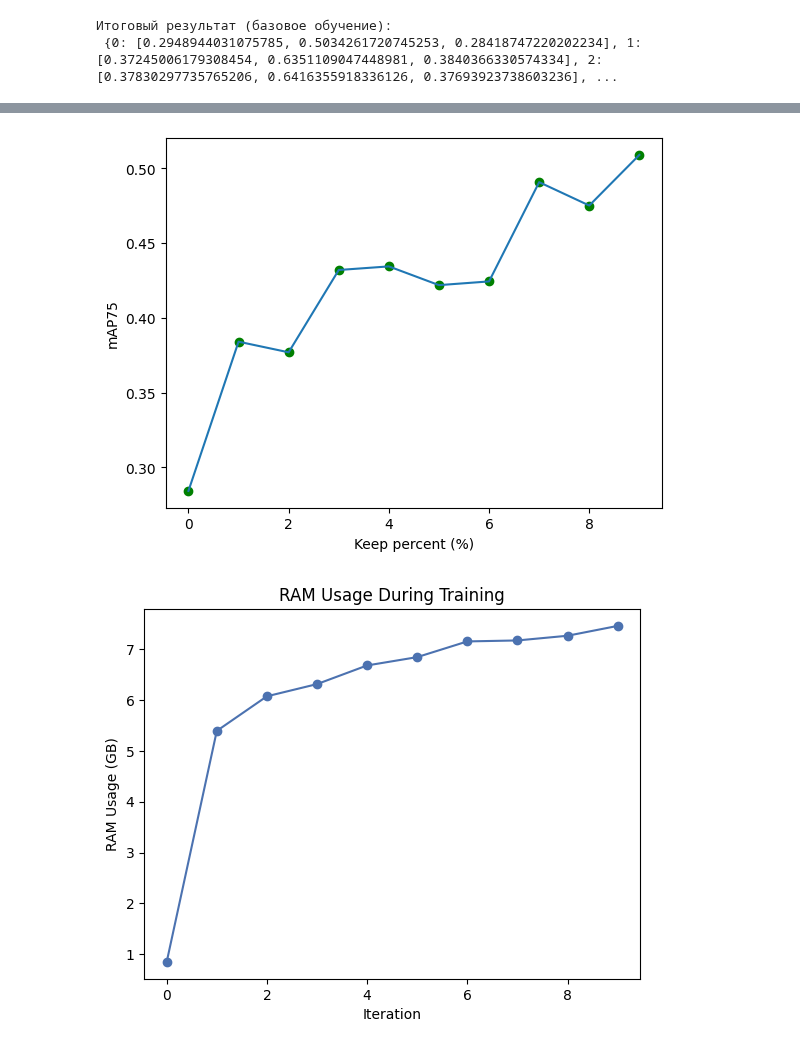
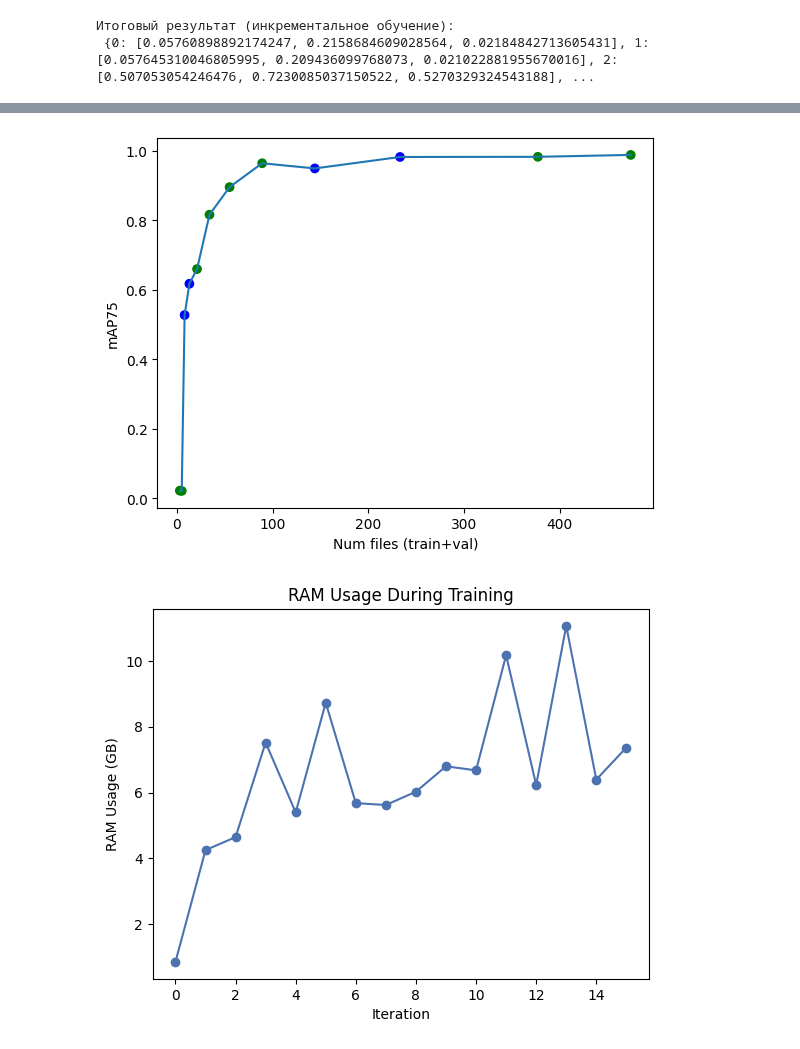
Before and after one commit to CTLab-ITMO/PTS-SP, a Jupyter notebook: yolov8.ipynb, the cells around one changed output, grey strips where cells are left out. Drawn from its saved outputs; the diff is of its cells as text; code cells hidden in the pictures.

Commit message:
Kaggle Notebook | yolov8 | Version 40

```diff
--- a/yolov8.ipynb
+++ b/yolov8.ipynb
@@ -540,22 +575,22 @@ class YoloModel:
 locale.getpreferredencoding = lambda: "UTF-8"
 
 PATH_TO_MODEL = "/kaggle/working/yolov8m-seg.pt"
-PATH_TO_YAML = "/kaggle/working/Pothole-Detection-9/data.yaml"
+PATH_TO_YAML = "/kaggle/working/feet-14/data.yaml"
 TRAIN_PERC = 0.8
 TEST_PERC = 0.1
 VAL_PERC = 0.1
 KEEP_PERC = 1.0
-PIECE_PERC = 0.1
+PIECE_PERC = 0.05
 ITERS = 5
+FIB_FLAG = True
 
 result_dict_base = dict()
 result_dict_inc = dict()
 color_dict_inc = dict()
 
-exp_base = YoloModel(PATH_TO_MODEL, PATH_TO_YAML, TRAIN_PERC, TEST_PERC, VAL_PERC)
-result_dict_base = exp_base.base_learning(KEEP_PERC, PIECE_PERC, ITERS)
-exp_base.plot_ram_usage()
-del(exp_base)
+exp_inc = YoloModel(PATH_TO_MODEL, PATH_TO_YAML, TRAIN_PERC, TEST_PERC, VAL_PERC)
+result_dict_inc, color_dict_inc = exp_inc.increm_learning(KEEP_PERC, ITERS, PIECE_PERC, FIB_FLAG)
+exp_inc.plot_ram_usage()
 # %% [output]
-Итоговый результат (базовое обучение):
- {0: [0.2948944031075785, 0.5034261720745253, 0.28418747220202234], 1: [0.37245006179308454, 0.6351109047448981, 0.3840366330574334], 2: [0.37830297735765206, 0.6416355918336126, 0.37693923738603236], ...
+Итоговый результат (инкрементальное обучение):
+ {0: [0.05760898892174247, 0.2158684609028564, 0.02184842713605431], 1: [0.057645310046805995, 0.209436099768073, 0.021022881955670016], 2: [0.507053054246476, 0.7230085037150522, 0.5270329324543188], ...
@@ -564,2 +599,2 @@ del(exp_base)
-[figure, old version]
+[figure, new version]
-[figure, old version]
+[figure, new version]
```
Also changed, not shown: parts of 14 cells of this notebook.
